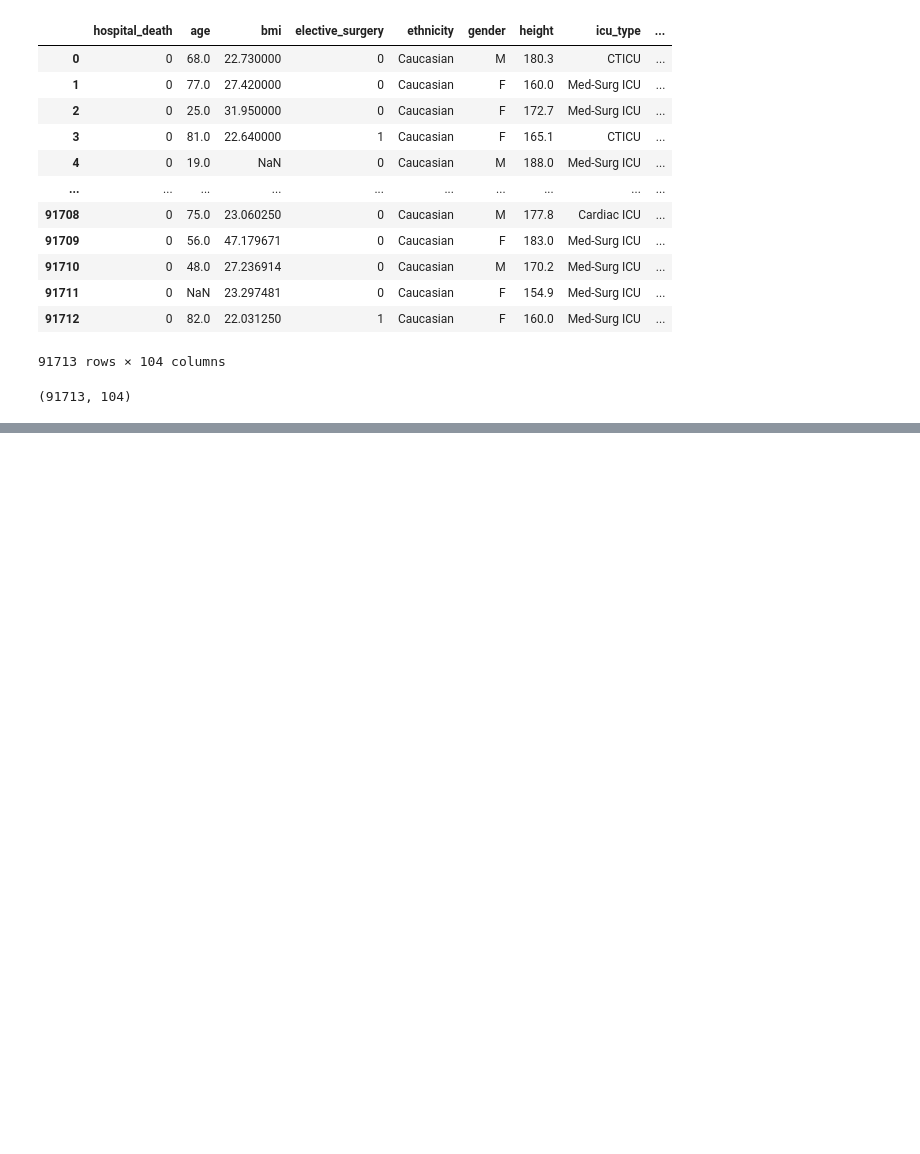
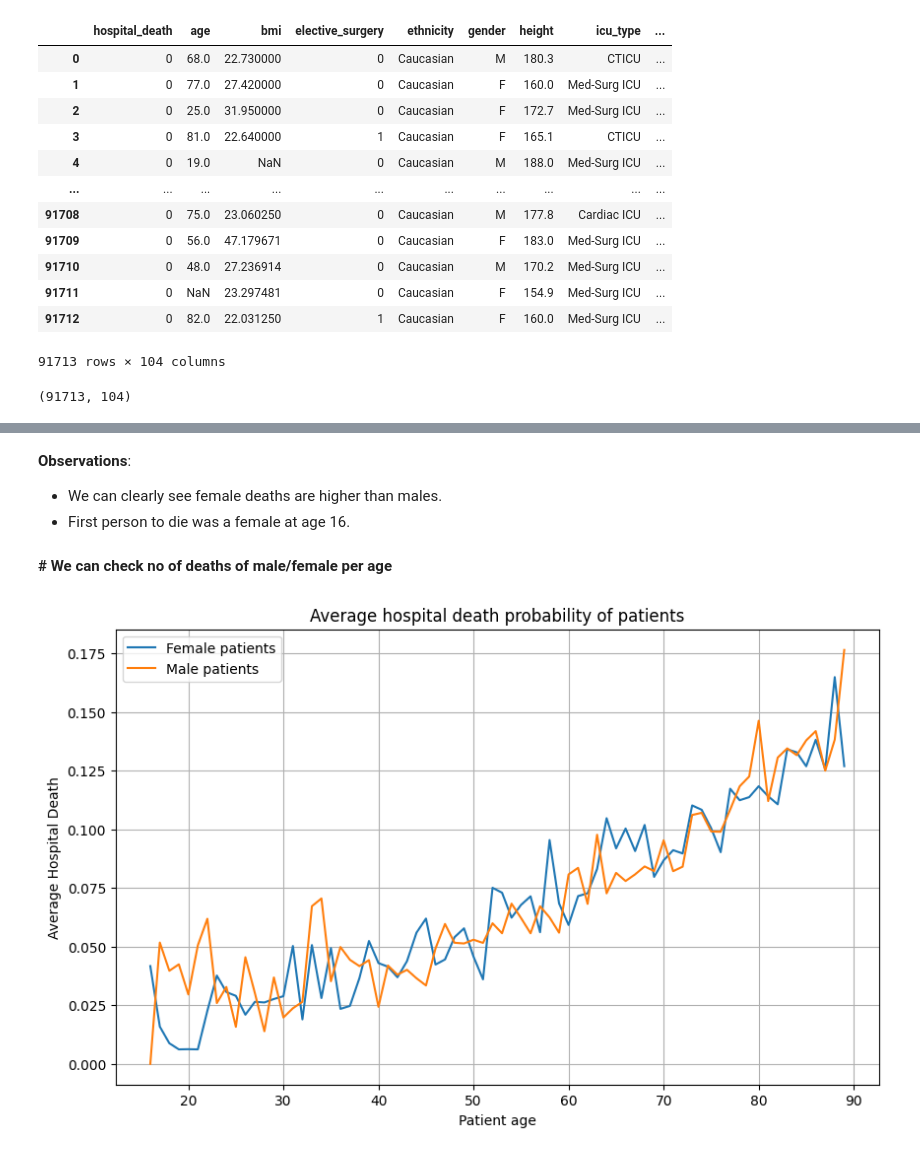
Before and after one commit to yashfirkedata/DL-Patient-Survival-Prediction, a Jupyter notebook: patient_survival_prediction.ipynb, the cells around one changed output, grey strips where cells are left out. Drawn from its saved outputs; the diff is of its cells as text; code cells hidden in the pictures; blank space fills up the shorter version.

```diff
--- a/patient_survival_prediction.ipynb
+++ b/patient_survival_prediction.ipynb
@@ -132,0 +179,5 @@ raw_data.shape
+# %%
+print("Shape before removing missing values:", raw_data.shape)
+raw_data = raw_data[raw_data[['bmi', 'weight', 'height']].isna().sum(axis=1) == 0]
+# After this operation, raw_data will only include rows where the columns 'bmi', 'weight', and 'height' all have non-NaN values.
+print("Shape before removing missing values:", raw_data.shape)
@@ -132,0 +205,22 @@ raw_data.shape
+# %% [markdown]
+**Observations**:
+* We can clearly see female deaths are higher than males.
+* First person to die was a female at age 16.
+# %% [markdown]
+**# We can check no of deaths of male/female per age**
+# %%
+
+age_death_F = raw_data[raw_data['gender'] == 'F'][['age', 'hospital_death']].groupby('age').mean().reset_index()
+age_death_M = raw_data[raw_data['gender'] == 'M'][['age', 'hospital_death']].groupby('age').mean().reset_index()
+
+plt.figure(figsize=(10, 6))
+plt.plot(age_death_F['age'], age_death_F['hospital_death'], label="Female patients")
+plt.plot(age_death_M['age'], age_death_M['hospital_death'], label="Male patients")
+plt.title("Average hospital death probability of patients")
+plt.xlabel("Patient age")
+plt.ylabel("Average Hospital Death")
+plt.legend()
+plt.grid(True)
+plt.show()
+# %% [output]
+[figure, added]
```
Also changed, not shown: parts of 12 cells of this notebook.
